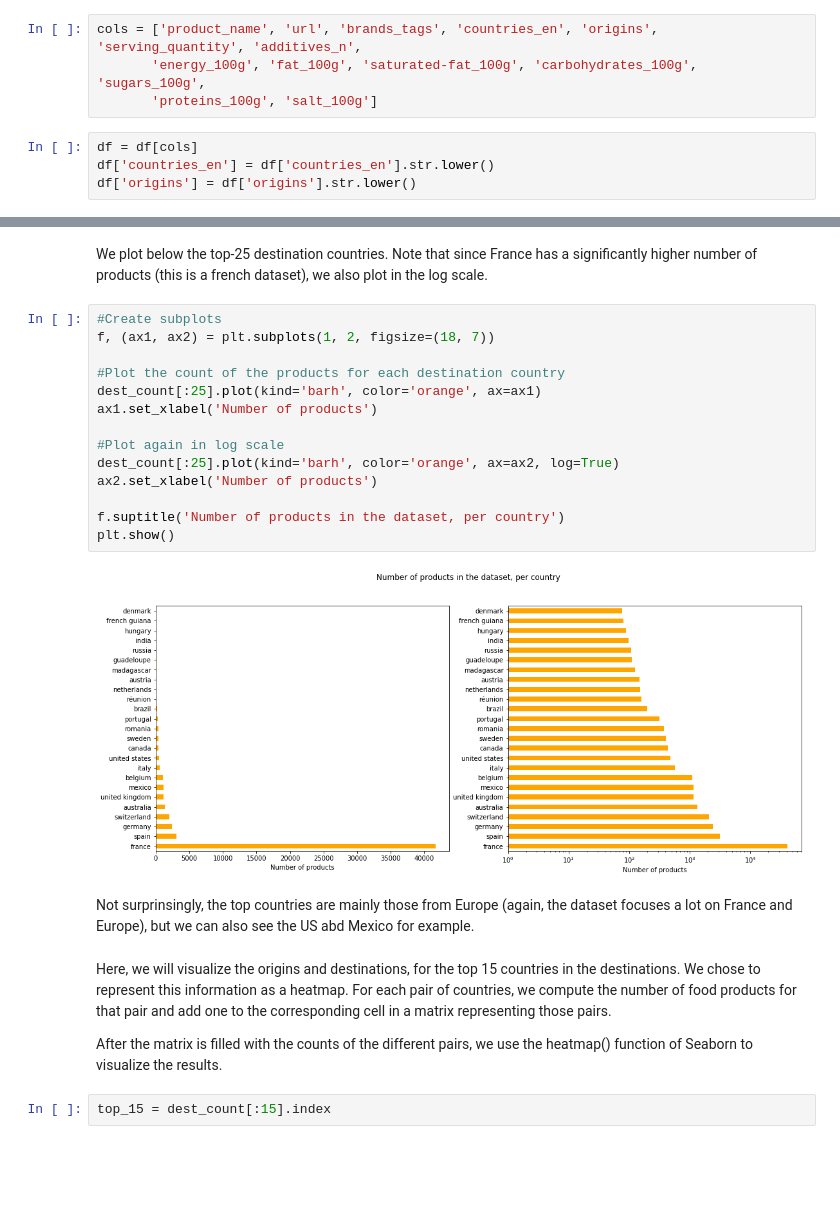
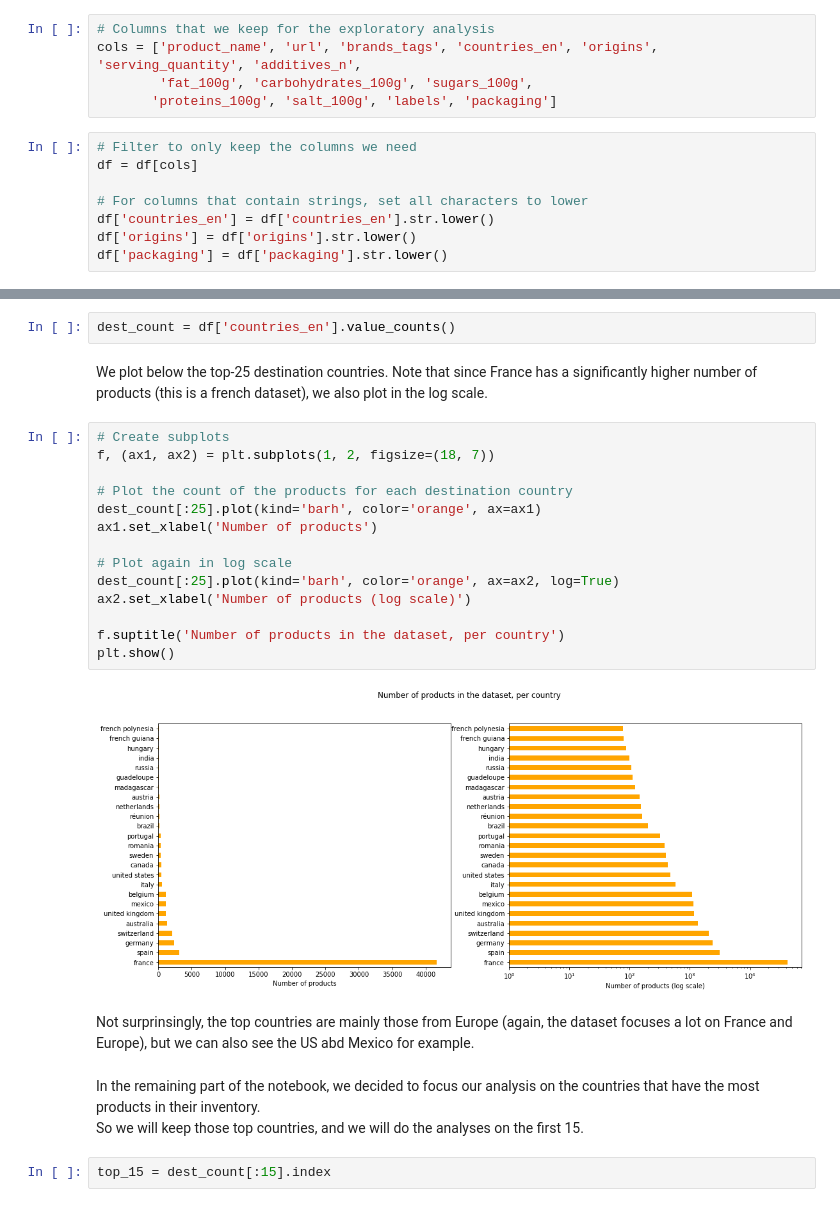
Before and after one commit to mattbuot/Project, a Jupyter notebook: ProjectADA.ipynb, the cells around one changed output, grey strips where cells are left out. Drawn from its saved outputs; the diff is of its cells as text; blank space fills up the shorter version.

```diff
--- a/ProjectADA.ipynb
+++ b/ProjectADA.ipynb
@@ -63,13 +69,18 @@ Then we also want to keep the information about the countries, since it was one
 
 We will also keep all those related to the composition of the products(serving quantity, additives, fat, sugar, ...) as it will help us get insights about which country eats what.
 # %%
+# Columns that we keep for the exploratory analysis
 cols = ['product_name', 'url', 'brands_tags', 'countries_en', 'origins', 'serving_quantity', 'additives_n',
-       'energy_100g', 'fat_100g', 'saturated-fat_100g', 'carbohydrates_100g', 'sugars_100g',
-       'proteins_100g', 'salt_100g']
+        'fat_100g', 'carbohydrates_100g', 'sugars_100g',
+       'proteins_100g', 'salt_100g', 'labels', 'packaging']
 # %%
+# Filter to only keep the columns we need
 df = df[cols]
+
+# For columns that contain strings, set all characters to lower
 df['countries_en'] = df['countries_en'].str.lower()
 df['origins'] = df['origins'].str.lower()
+df['packaging'] = df['packaging'].str.lower()
 # %%
 def without_nan(df, column):
     return df[~df[column].isnull()]
@@ -116,27 +123,27 @@ origins_count = countries_origins['origins'].value_counts()
+# %%
+dest_count = df['countries_en'].value_counts()
 # %% [markdown]
 We plot below the top-25 destination countries. Note that since France has a significantly higher number of products (this is a french dataset), we also plot in the log scale.
 # %%
-#Create subplots
+# Create subplots
 f, (ax1, ax2) = plt.subplots(1, 2, figsize=(18, 7))
 
-#Plot the count of the products for each destination country
+# Plot the count of the products for each destination country
 dest_count[:25].plot(kind='barh', color='orange', ax=ax1)
 ax1.set_xlabel('Number of products')
 
-#Plot again in log scale
+# Plot again in log scale
 dest_count[:25].plot(kind='barh', color='orange', ax=ax2, log=True)
-ax2.set_xlabel('Number of products')
+ax2.set_xlabel('Number of products (log scale)')
 
 f.suptitle('Number of products in the dataset, per country')
 plt.show()
 # %% [output]
-[figure, old version]
+[figure, new version]
 # %% [markdown]
 Not surprinsingly, the top countries are mainly those from Europe (again, the dataset focuses a lot on France and Europe), but we can also see the US abd Mexico for example.
-# %% [markdown]
-Here, we will visualize the origins and destinations, for the top 15 countries in the destinations. We chose to represent this information as a heatmap.
-For each pair of countries, we compute the number of food products for that pair and add one to the corresponding cell in a matrix representing those pairs.
-
-After the matrix is filled with the counts of the different pairs, we use the heatmap() function of Seaborn to visualize the results.
+# %% [markdown]
+In the remaining part of the notebook, we decided to focus our analysis on the countries that have the most products in their inventory.<br/>
+So we will keep those top countries, and we will do the analyses on the first 15.
 # %%
 top_15 = dest_count[:15].index
```
Also changed, not shown: parts of 38 cells of this notebook.
